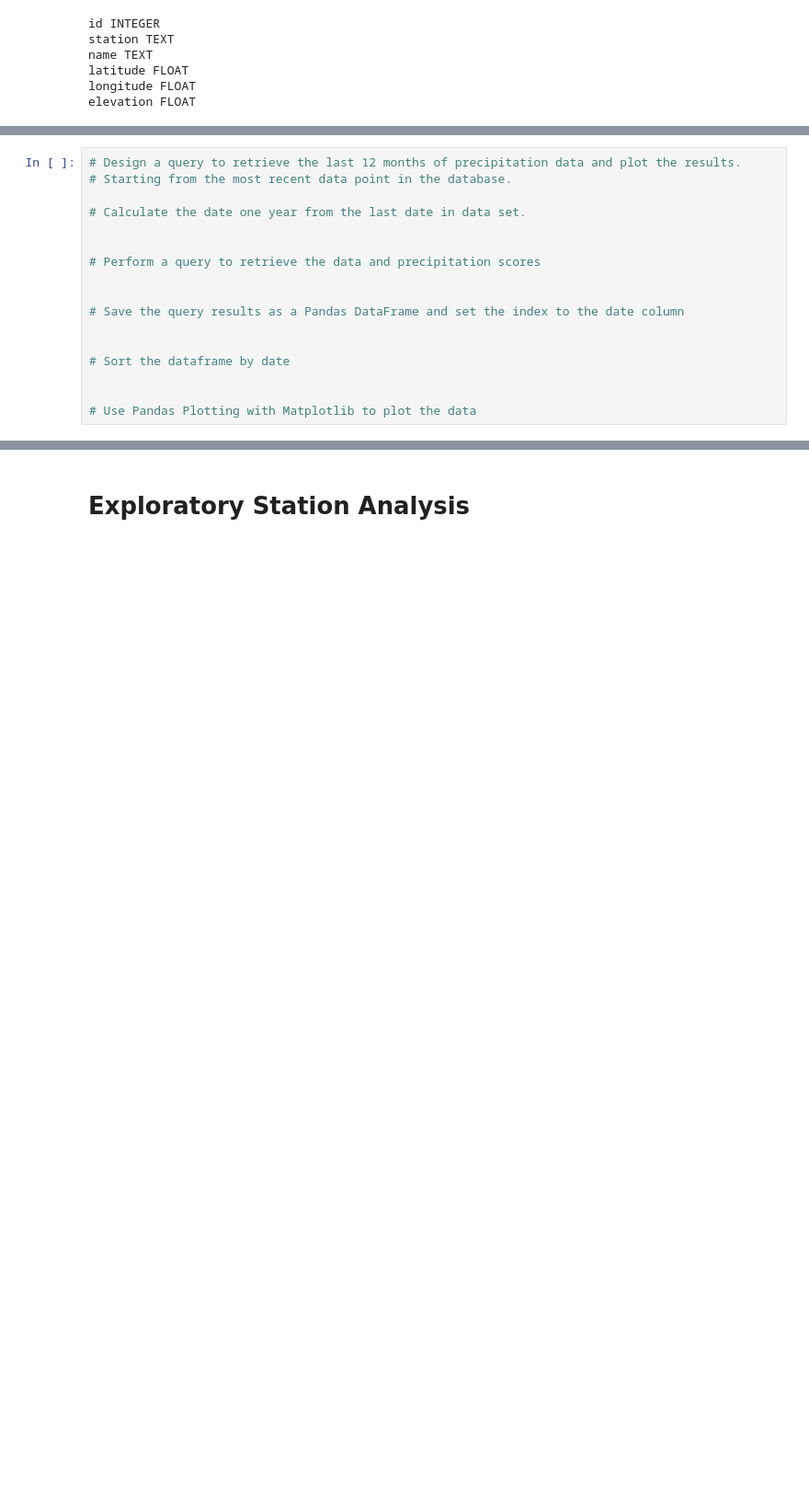
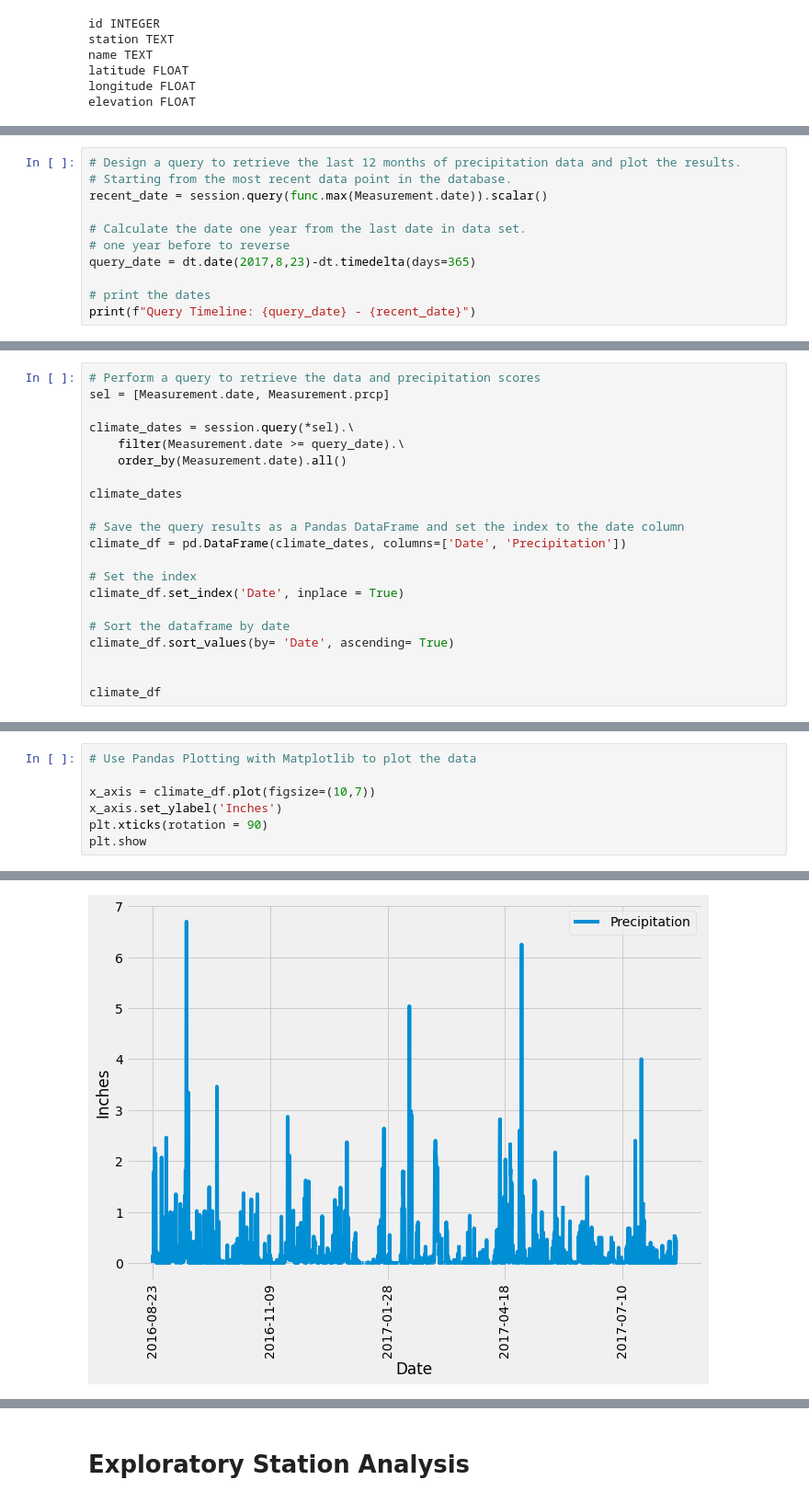
Before and after one commit to Ryan-Essss/sqlalchemy-challenge, a Jupyter notebook: climate_starter.ipynb, the cells around one changed output, grey strips where cells are left out. Shown at 92% size. Drawn from its saved outputs; the diff is of its cells as text; blank space fills up the shorter version.

```diff
--- a/climate_starter.ipynb
+++ b/climate_starter.ipynb
@@ -82,17 +74,11 @@ session.query(measurement.date).order_by(measurement.date.desc()).first()
 # %%
 # Design a query to retrieve the last 12 months of precipitation data and plot the results.
 # Starting from the most recent data point in the database.
+recent_date = session.query(func.max(Measurement.date)).scalar()
 
 # Calculate the date one year from the last date in data set.
+# one year before to reverse
+query_date = dt.date(2017,8,23)-dt.timedelta(days=365)
 
-
-# Perform a query to retrieve the data and precipitation scores
-
-
-# Save the query results as a Pandas DataFrame and set the index to the date column
-
-
-# Sort the dataframe by date
-
-
-# Use Pandas Plotting with Matplotlib to plot the data
+# print the dates
+print(f"Query Timeline: {query_date} - {recent_date}")
@@ -98,0 +87,21 @@ session.query(measurement.date).order_by(measurement.date.desc()).first()
+# %%
+# Perform a query to retrieve the data and precipitation scores
+sel = [Measurement.date, Measurement.prcp]
+
+climate_dates = session.query(*sel).\
+    filter(Measurement.date >= query_date).\
+    order_by(Measurement.date).all()
+
+climate_dates
+
+# Save the query results as a Pandas DataFrame and set the index to the date column
+climate_df = pd.DataFrame(climate_dates, columns=['Date', 'Precipitation'])
+
+# Set the index
+climate_df.set_index('Date', inplace = True)
+
+# Sort the dataframe by date
+climate_df.sort_values(by= 'Date', ascending= True)
+
+
+climate_df
@@ -98,0 +123,8 @@ session.query(measurement.date).order_by(measurement.date.desc()).first()
+# %%
+# Use Pandas Plotting with Matplotlib to plot the data
+
+x_axis = climate_df.plot(figsize=(10,7))
+x_axis.set_ylabel('Inches')
+plt.xticks(rotation = 90)
+plt.show
+# %% [output]
@@ -99,2 +132,3 @@ session.query(measurement.date).order_by(measurement.date.desc()).first()
+[figure, added]
 # %%
 # Use Pandas to calcualte the summary statistics for the precipitation data
```
Also changed, not shown: parts of 12 cells of this notebook, 2 other files.
